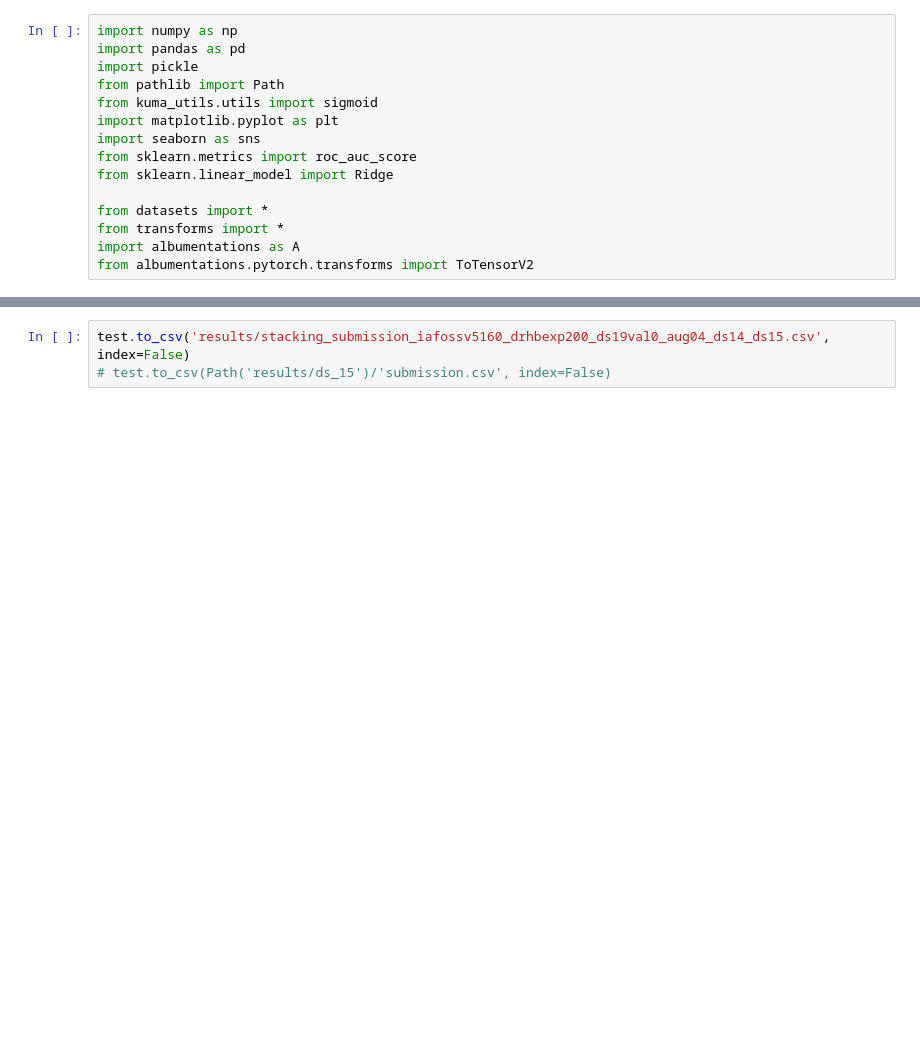
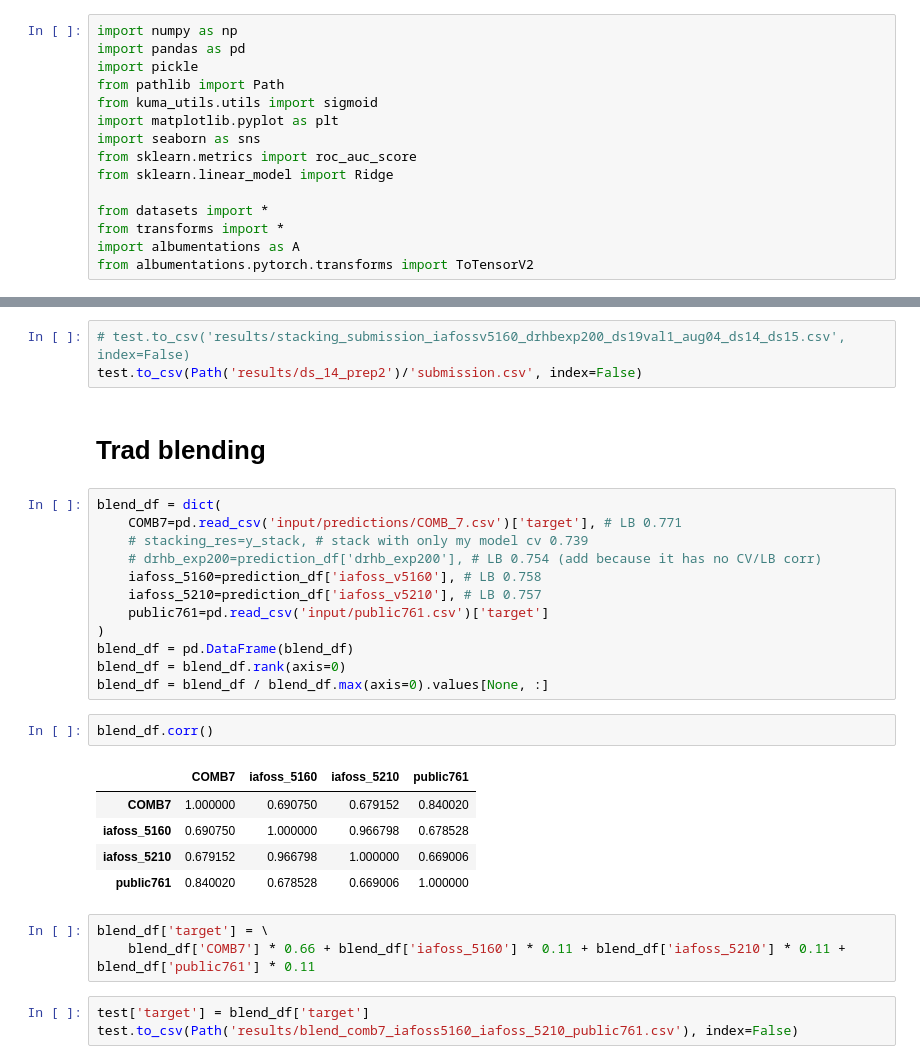
Before and after one commit to analokmaus/kaggle-g2net-2022-private, a Jupyter notebook: 02_submission.ipynb, the cells around one changed output, grey strips where cells are left out. Saved outputs shown, nothing was run; the diff lists cells and outputs as text; blank space fills up the shorter version.

```diff
--- a/02_submission.ipynb
+++ b/02_submission.ipynb
@@ -134,4 +144,32 @@ test
 7975 rows × 2 columns
 # %%
-test.to_csv('results/stacking_submission_iafossv5160_drhbexp200_ds19val0_aug04_ds14_ds15.csv', index=False)
-# test.to_csv(Path('results/ds_15')/'submission.csv', index=False)
+# test.to_csv('results/stacking_submission_iafossv5160_drhbexp200_ds19val1_aug04_ds14_ds15.csv', index=False)
+test.to_csv(Path('results/ds_14_prep2')/'submission.csv', index=False)
+# %% [markdown]
+# Trad blending
+# %%
+blend_df = dict(
+    COMB7=pd.read_csv('input/predictions/COMB_7.csv')['target'], # LB 0.771
+    # stacking_res=y_stack, # stack with only my model cv 0.739
+    # drhb_exp200=prediction_df['drhb_exp200'], # LB 0.754 (add because it has no CV/LB corr)
+    iafoss_5160=prediction_df['iafoss_v5160'], # LB 0.758
+    iafoss_5210=prediction_df['iafoss_v5210'], # LB 0.757
+    public761=pd.read_csv('input/public761.csv')['target']
+)
+blend_df = pd.DataFrame(blend_df)
+blend_df = blend_df.rank(axis=0)
+blend_df = blend_df / blend_df.max(axis=0).values[None, :]
+# %%
+blend_df.corr()
+# %% [output]
+|  | COMB7 | iafoss_5160 | iafoss_5210 | public761 |
+| COMB7 | 1.000000 | 0.690750 | 0.679152 | 0.840020 |
+| iafoss_5160 | 0.690750 | 1.000000 | 0.966798 | 0.678528 |
+| iafoss_5210 | 0.679152 | 0.966798 | 1.000000 | 0.669006 |
+| public761 | 0.840020 | 0.678528 | 0.669006 | 1.000000 |
+# %%
+blend_df['target'] = \
+    blend_df['COMB7'] * 0.66 + blend_df['iafoss_5160'] * 0.11 + blend_df['iafoss_5210'] * 0.11 + blend_df['public761'] * 0.11
+# %%
+test['target'] = blend_df['target']
+test.to_csv(Path('results/blend_comb7_iafoss5160_iafoss_5210_public761.csv'), index=False)
```
Also changed, not shown: parts of 11 cells of this notebook, 12 other files.
